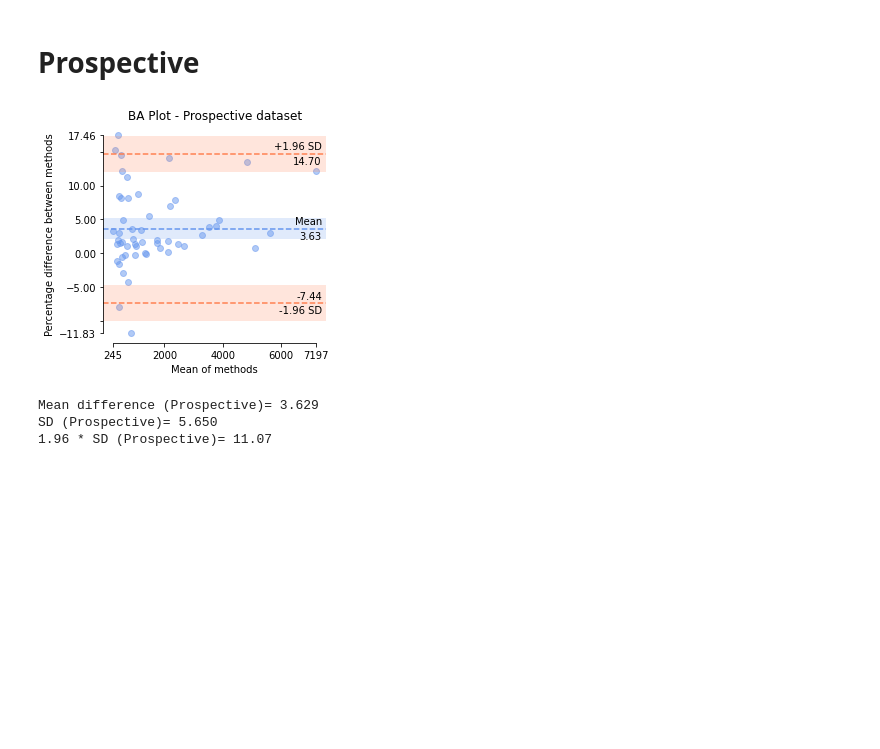
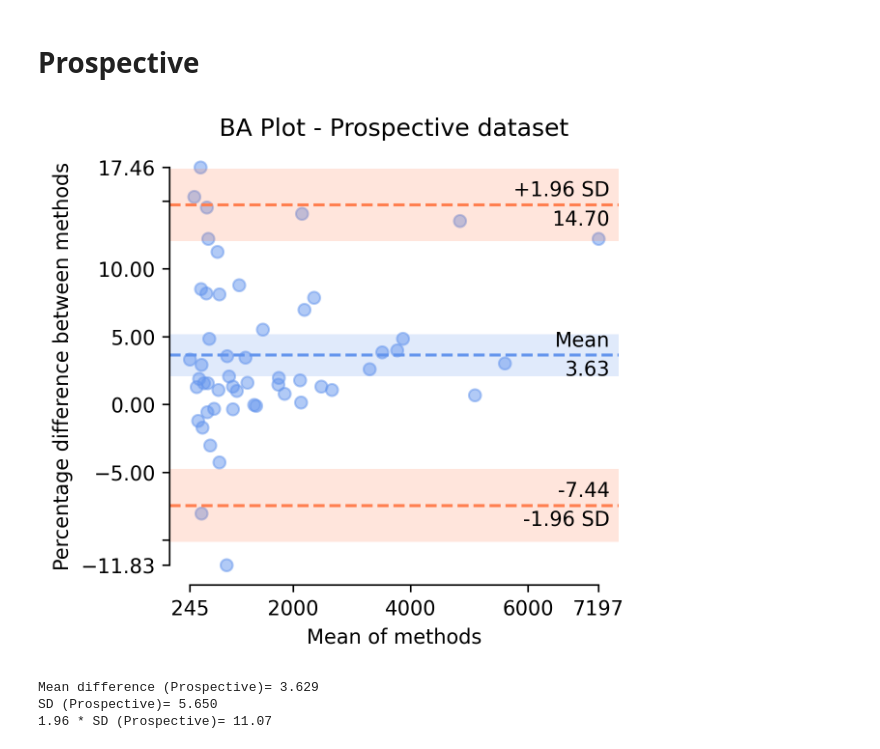
Before and after one commit to aksg87/adpkd-segmentation-pytorch, a Jupyter notebook: results/bland_altman.ipynb, the cells around one changed output. Saved outputs shown, nothing was run; the diff lists cells and outputs as text; code cells hidden in the pictures; blank space fills up the shorter version.

```diff
--- a/results/bland_altman.ipynb
+++ b/results/bland_altman.ipynb
@@ -15,7 +15,7 @@ external_all_path = "../results/external-data.csv"
 prospective_all_path = "../results/prospective-data.csv"
 
 figureSize = (4, 4)
-
+figureDPI = 300
 
 
 def dice_plot(
@@ -27,7 +27,7 @@ def dice_plot(
     y_label="Dice Similarity Coefficient",
 ):
 
-    dpi = 72
+    dpi = 300
     fig, ax = plt.subplots(figsize=figureSize, dpi=dpi)
     draw = True
     medianColour = "#6495ED"
@@ -131,14 +131,15 @@ val_ds.TKV_Pred /= 1000  # corrects units to mL
 # %%
 
 blandAltman(
     prospective_ds.TKV_GT,
     prospective_ds.TKV_Pred,
     percentage=True,
     title="BA Plot - Prospective dataset",
     figureSize=figureSize,
+    dpi=figureDPI
 )
 # %% [output]
-[figure, old version]
+[figure, new version]
 # %%
 mean = np.mean([prospective_ds.TKV_GT, prospective_ds.TKV_Pred], axis=0)
 diff = ((prospective_ds.TKV_GT - prospective_ds.TKV_Pred) / mean) * 100
```
Also changed, not shown: parts of 18 cells of this notebook.
